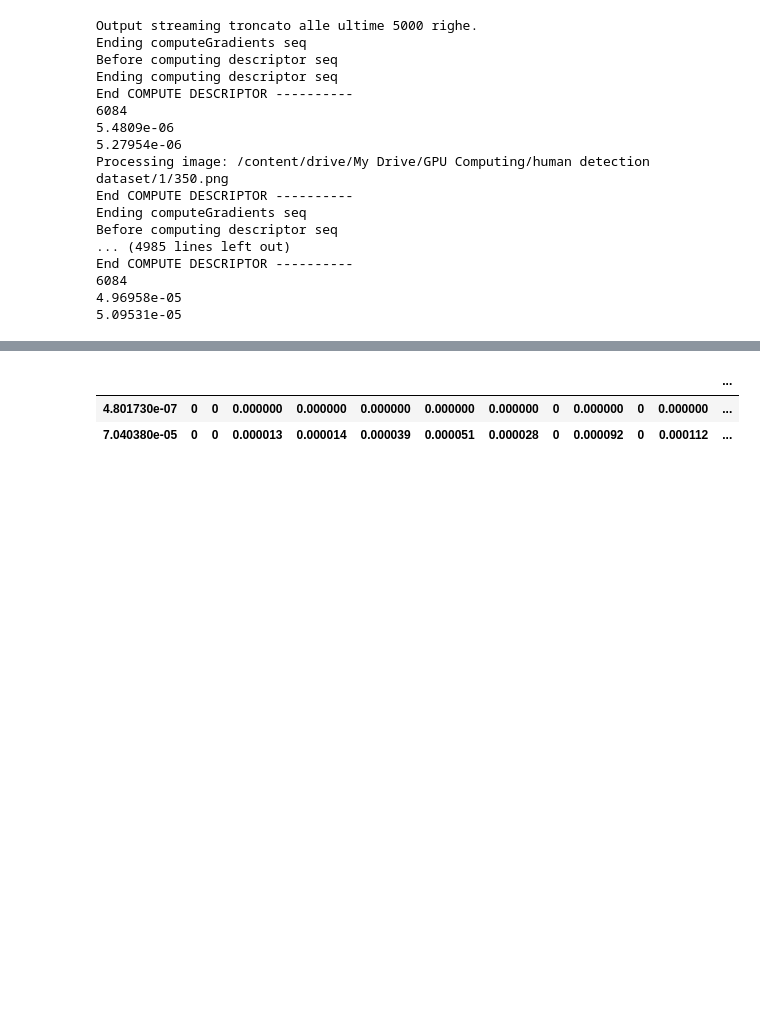
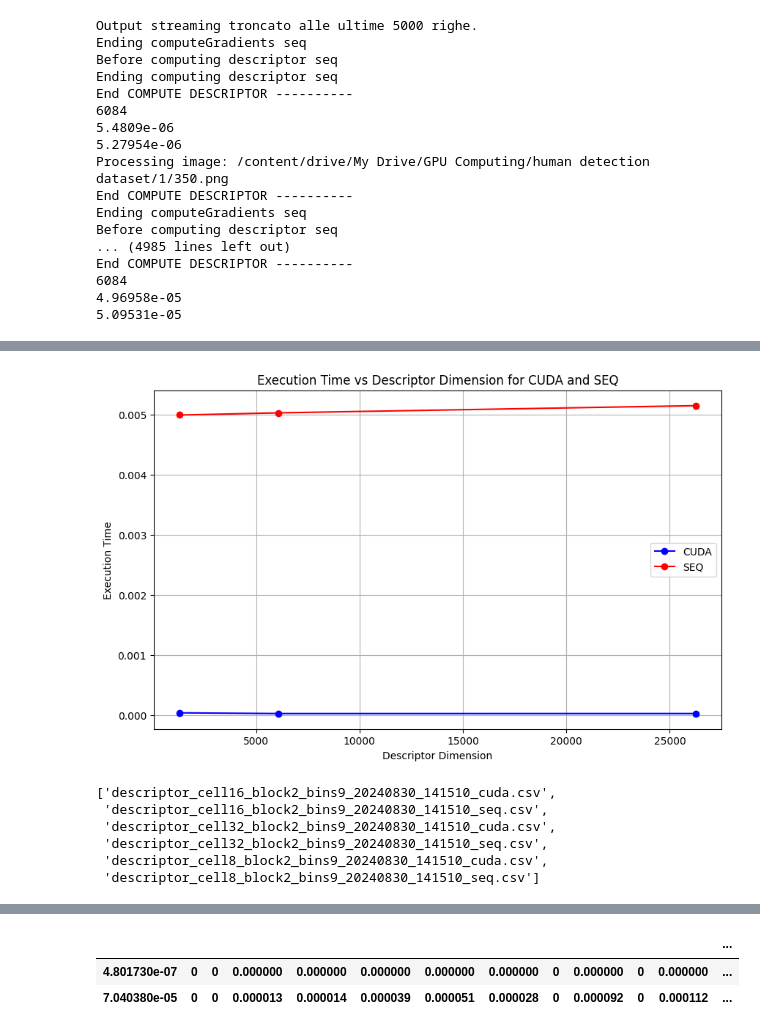
Before and after one commit to ghirailghiro/GPU_Computing_Project, a Jupyter notebook: Gradient_First_Step.ipynb, the cells around one changed output, grey strips where cells are left out. Drawn from its saved outputs; the diff is of its cells as text; code cells hidden in the pictures; blank space fills up the shorter version.

Commit message:
Push initial experiments and first plot

```diff
--- a/Gradient_First_Step.ipynb
+++ b/Gradient_First_Step.ipynb
@@ -645,3 +652,42 @@ End COMPUTE DESCRIPTOR ----------
+# %%
+import matplotlib.pyplot as plt
+
+# Assuming your data is in a DataFrame called df
+# If not, replace `df` with the name of your DataFrame
+
+# Filter the data by Type
+cuda_data = mean_execution_time[mean_execution_time['Type'] == 'CUDA']
+seq_data = mean_execution_time[mean_execution_time['Type'] == 'SEQ']
+
+# Plotting the data
+plt.figure(figsize=(10, 6))
+
+# Plot CUDA execution times
+plt.plot(cuda_data['descriptor_dim'], cuda_data['Exec Time'], marker='o', color='b', label='CUDA')
+
+# Plot SEQ execution times
+plt.plot(seq_data['descriptor_dim'], seq_data['Exec Time'], marker='o', color='r', label='SEQ')
+
+# Adding labels and title
+plt.xlabel('Descriptor Dimension')
+plt.ylabel('Execution Time')
+plt.title('Execution Time vs Descriptor Dimension for CUDA and SEQ')
+plt.legend()  # This adds the legend to differentiate the two lines
+plt.grid(True)
+
+# Show the plot
+plt.show()
+# %% [output]
+[figure, added]
+# %%
+all_files
+# %% [output]
+['descriptor_cell16_block2_bins9_20240830_141510_cuda.csv',
+ 'descriptor_cell16_block2_bins9_20240830_141510_seq.csv',
+ 'descriptor_cell32_block2_bins9_20240830_141510_cuda.csv',
+ 'descriptor_cell32_block2_bins9_20240830_141510_seq.csv',
+ 'descriptor_cell8_block2_bins9_20240830_141510_cuda.csv',
+ 'descriptor_cell8_block2_bins9_20240830_141510_seq.csv']
 # %%
 import pandas as pd
 from sklearn.model_selection import train_test_split
```
Also changed, not shown: parts of 5 cells of this notebook.
